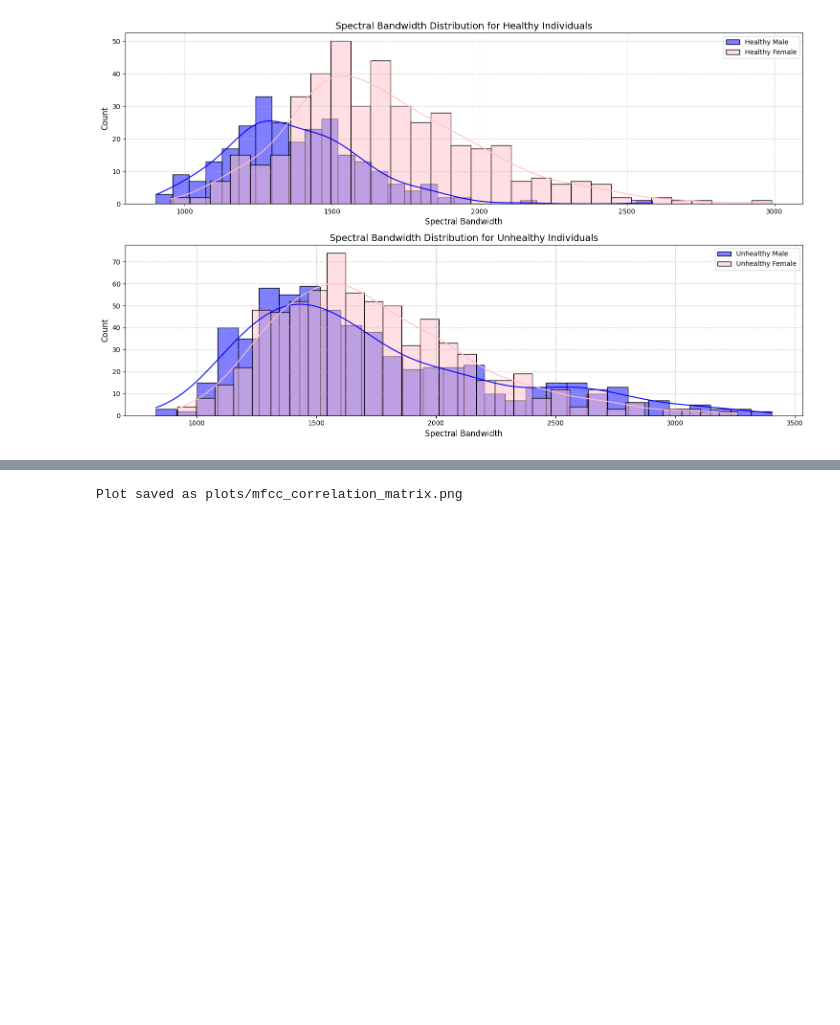
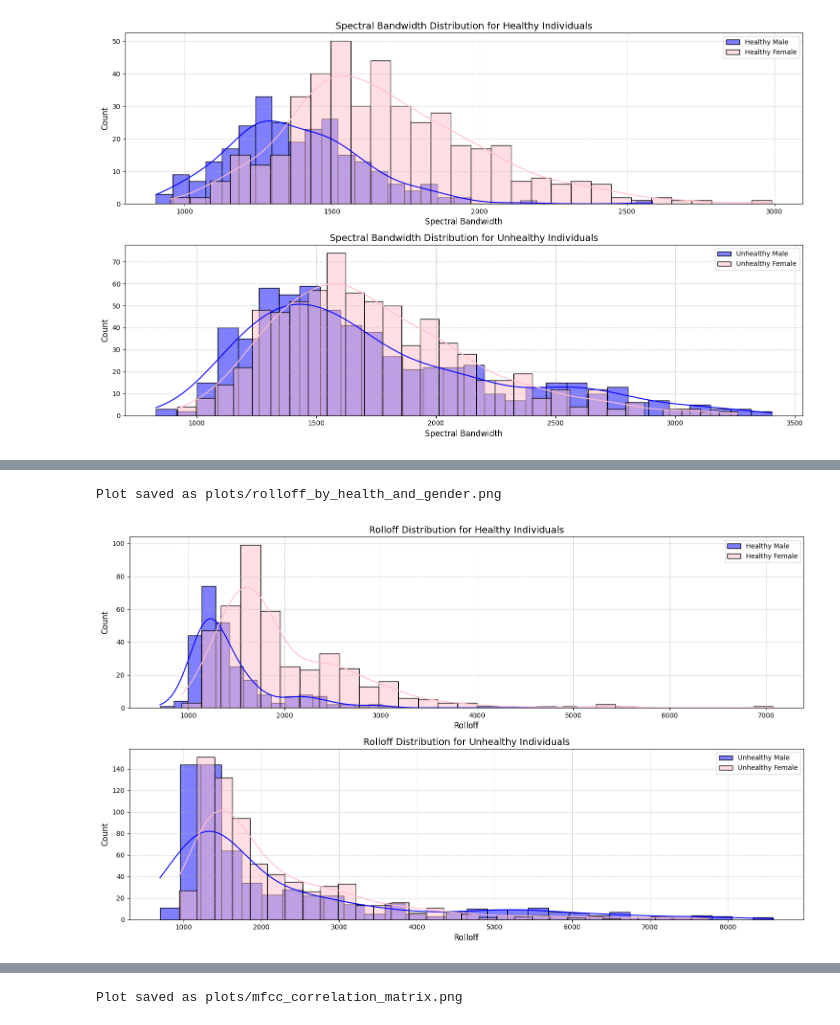
Before and after one commit to jackl92/health-analysis, a Jupyter notebook: health_analysis_eda.ipynb, the cells around one changed output, grey strips where cells are left out. Saved outputs shown, nothing was run; the diff lists cells and outputs as text; code cells hidden in the pictures; blank space fills up the shorter version.

```diff
--- a/health_analysis_eda.ipynb
+++ b/health_analysis_eda.ipynb
@@ -194,0 +200,27 @@ Plot saved as plots/rolloff_distribution.png
+# %%
+healthy_rolloff_male = df_cleaned[(df_cleaned['health_status'] == 'healthy') & (df_cleaned['gender'] == 'male')]['rolloff']
+healthy_rolloff_female = df_cleaned[(df_cleaned['health_status'] == 'healthy') & (df_cleaned['gender'] == 'female')]['rolloff']
+unhealthy_rolloff_male = df_cleaned[(df_cleaned['health_status'] == 'unhealthy') & (df_cleaned['gender'] == 'male')]['rolloff']
+unhealthy_rolloff_female = df_cleaned[(df_cleaned['health_status'] == 'unhealthy') & (df_cleaned['gender'] == 'female')]['rolloff']
+plt.figure(figsize=(15, 9))
+plt.subplot(2, 1, 1)
+sns.histplot(healthy_rolloff_male, color='blue', bins=30, kde=True, alpha=0.5, label='Healthy Male')
+sns.histplot(healthy_rolloff_female, color='pink', bins=30, kde=True, alpha=0.5, label='Healthy Female')
+plt.title('Rolloff Distribution for Healthy Individuals', fontsize=14)
+plt.xlabel('Rolloff', fontsize=12)
+plt.ylabel('Count', fontsize=12)
+plt.legend()
+plt.grid(True, linestyle='--', alpha=0.7)
+plt.subplot(2, 1, 2)
+sns.histplot(unhealthy_rolloff_male, color='blue', bins=30, kde=True, alpha=0.5, label='Unhealthy Male')
+sns.histplot(unhealthy_rolloff_female, color='pink', bins=30, kde=True, alpha=0.5, label='Unhealthy Female')
+plt.title('Rolloff Distribution for Unhealthy Individuals', fontsize=14)
+plt.xlabel('Rolloff', fontsize=12)
+plt.ylabel('Count', fontsize=12)
+plt.legend()
+plt.grid(True, linestyle='--', alpha=0.7)
+plt.tight_layout()
+save_plot('rolloff_by_health_and_gender')
+# %% [output]
+Plot saved as plots/rolloff_by_health_and_gender.png
+[figure, added]
```
Also changed, not shown: parts of 7 cells of this notebook, 11 other files.
